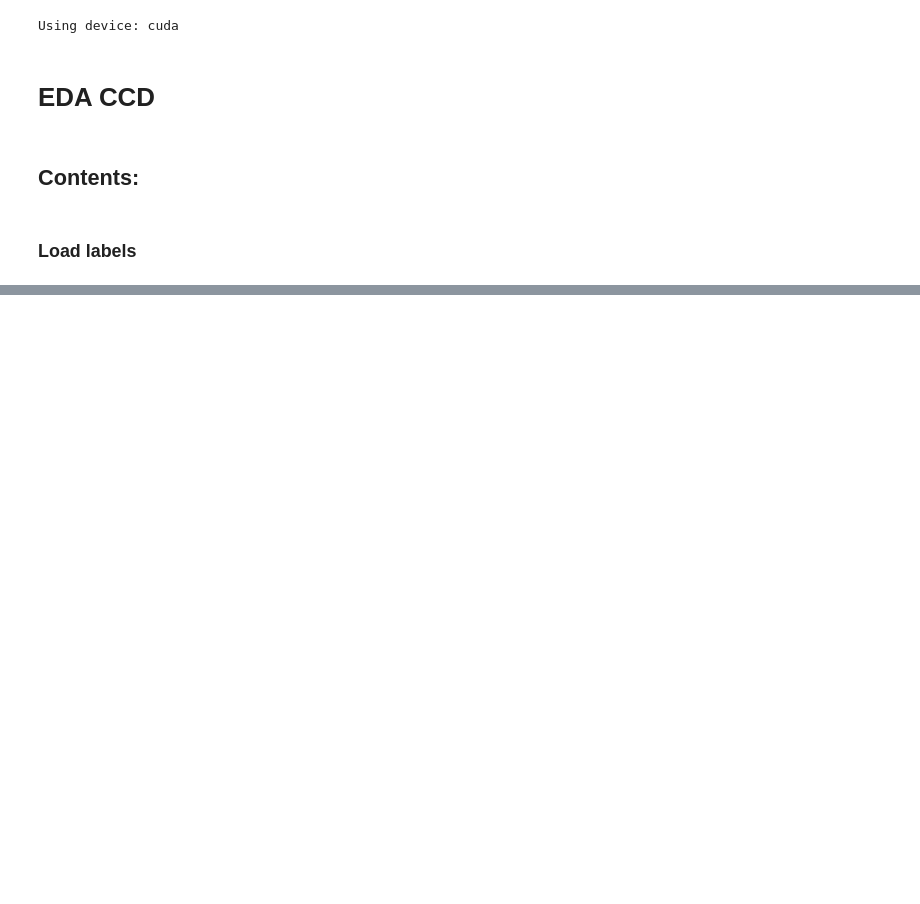
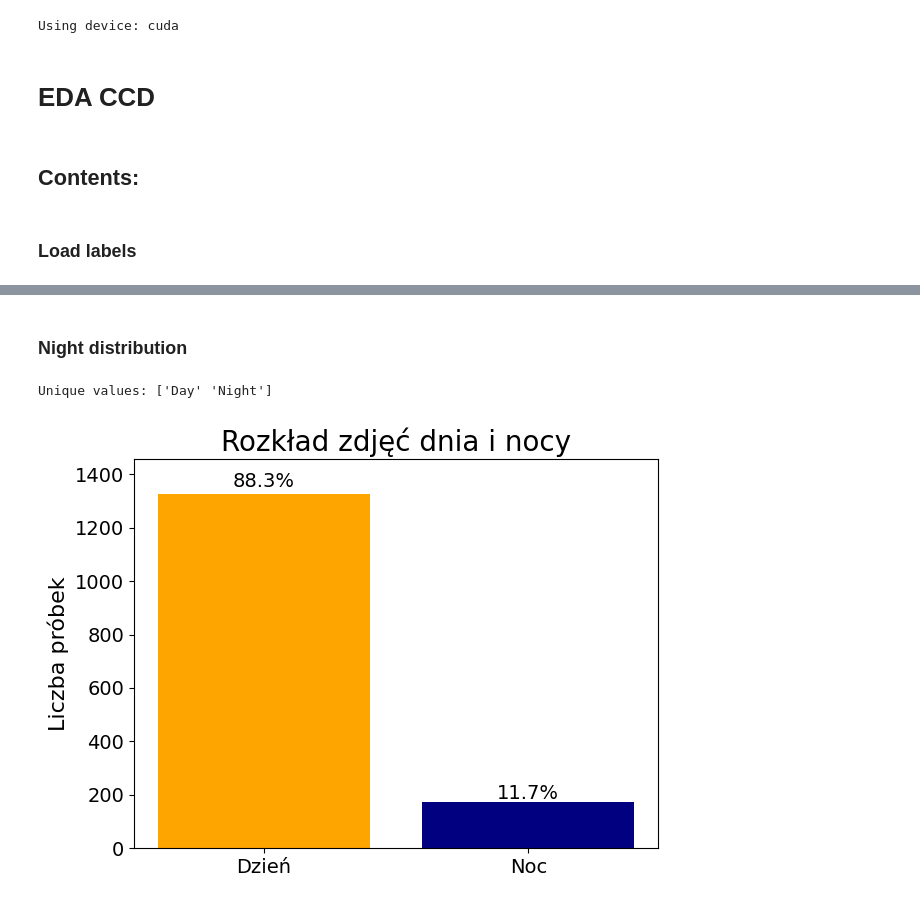
Before and after one commit to lucasosiewicz/anomaly_traffic_road, a Jupyter notebook: notebooks/001_EDA_CCD.ipynb, the cells around one changed output, grey strips where cells are left out. Cells and saved outputs as stored; diff of their text form; code cells hidden in the pictures; blank space fills up the shorter version.

```diff
--- a/notebooks/001_EDA_CCD.ipynb
+++ b/notebooks/001_EDA_CCD.ipynb
@@ -55,0 +60,30 @@ Yes
+# %% [markdown]
+### Night distribution
+# %%
+print(f"Unique values: {np.unique(day_or_night)}")
+day_or_night = np.where(day_or_night == 'Day', 0, 1)
+
+# Count occurrences
+day_count = np.where(day_or_night == 0)[0].shape[0]
+night_count = np.where(day_or_night == 1)[0].shape[0]
+total = day_count + night_count
+
+# Calculate percentages
+day_percentage = (day_count / total) * 100
+night_percentage = (night_count / total) * 100
+
+plt.bar(['Dzień', 'Noc'], [np.where(day_or_night == 0)[0].shape[0], np.where(day_or_night == 1)[0].shape[0]], color=['#FFA500', '#000080'])
+
+plt.text(0, day_count * 1.02, f'{day_percentage:.1f}%', ha='center', fontsize=14)
+plt.text(1, night_count * 1.05, f'{night_percentage:.1f}%', ha='center', fontsize=14)
+
+plt.title('Rozkład zdjęć dnia i nocy', fontsize=20)
+plt.ylabel('Liczba próbek', fontsize=16)
+plt.ylim(0, max(day_count, night_count) * 1.1)
+plt.xticks(fontsize=14)
+plt.yticks(fontsize=14)
+plt.tight_layout()
+plt.show()
+# %% [output]
+Unique values: ['Day' 'Night']
+[figure, added]
```
Also changed, not shown: parts of 18 cells of this notebook, 14 other files.
